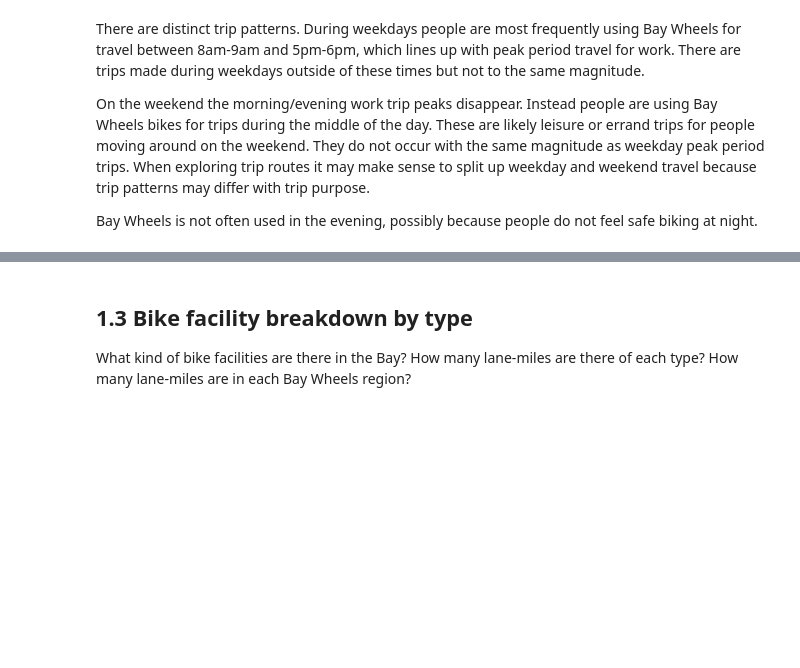
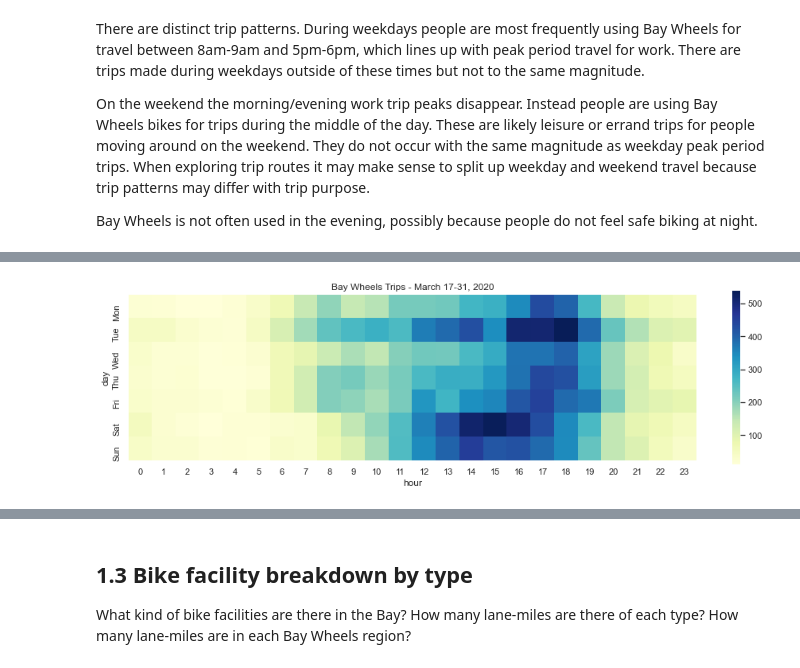
Before and after one commit to ethanebinger/CP255, a Jupyter notebook: code/1_Explore_BayWheels_Trips.ipynb, the cells around one changed output, grey strips where cells are left out. Cells and saved outputs as stored; diff of their text form; code cells hidden in the pictures; blank space fills up the shorter version.

```diff
--- a/code/1_Explore_BayWheels_Trips.ipynb
+++ b/code/1_Explore_BayWheels_Trips.ipynb
@@ -86,0 +165,5 @@ Bay Wheels is not often used in the evening, possibly because people do not feel
+# %%
+# plot heatmap of Bay Wheels trips March 17-31, 2020
+sns_heatmap(trips_Mar20[trips_Mar20.start_time.dt.day > 16].copy(), "Bay Wheels Trips - March 17-31, 2020")
+# %% [output]
+[figure, added]
```
Also changed, not shown: parts of 35 cells of this notebook.
